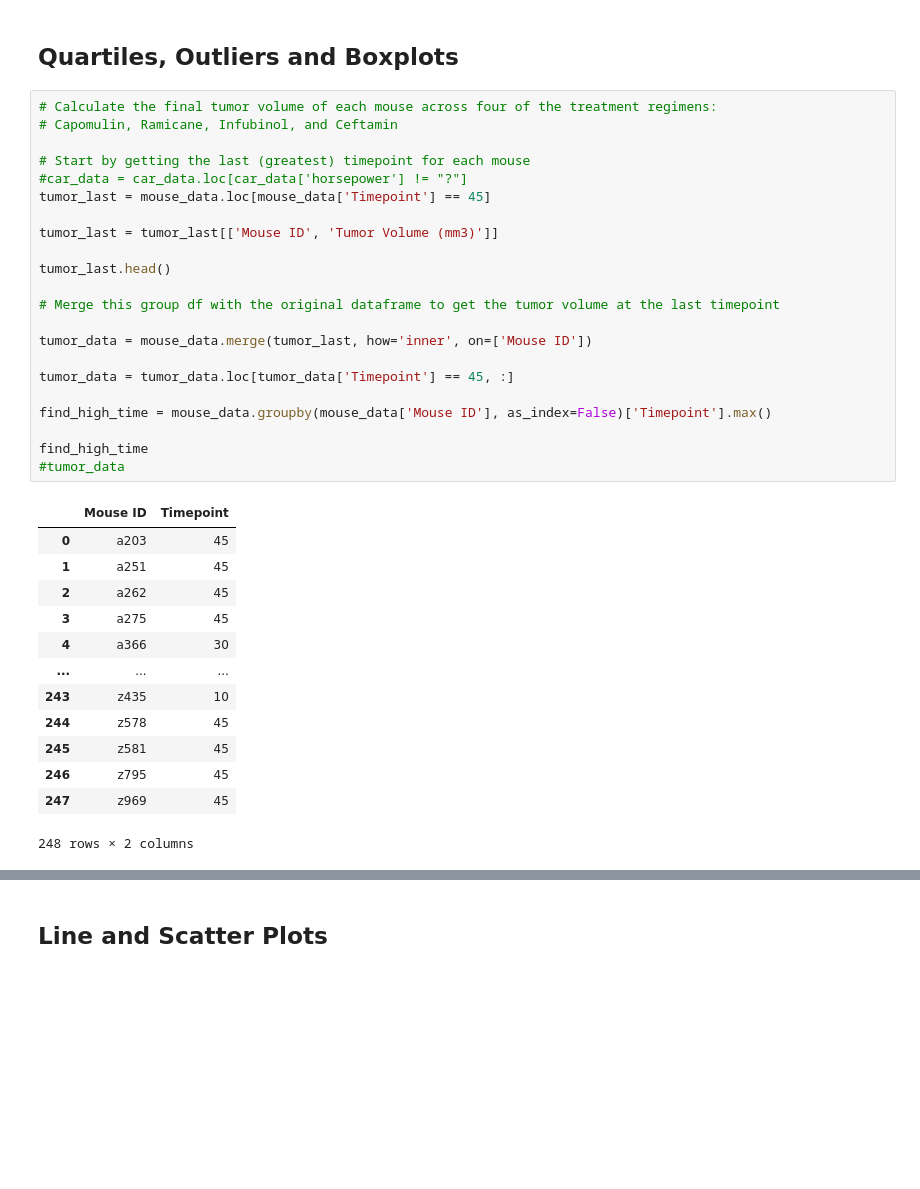
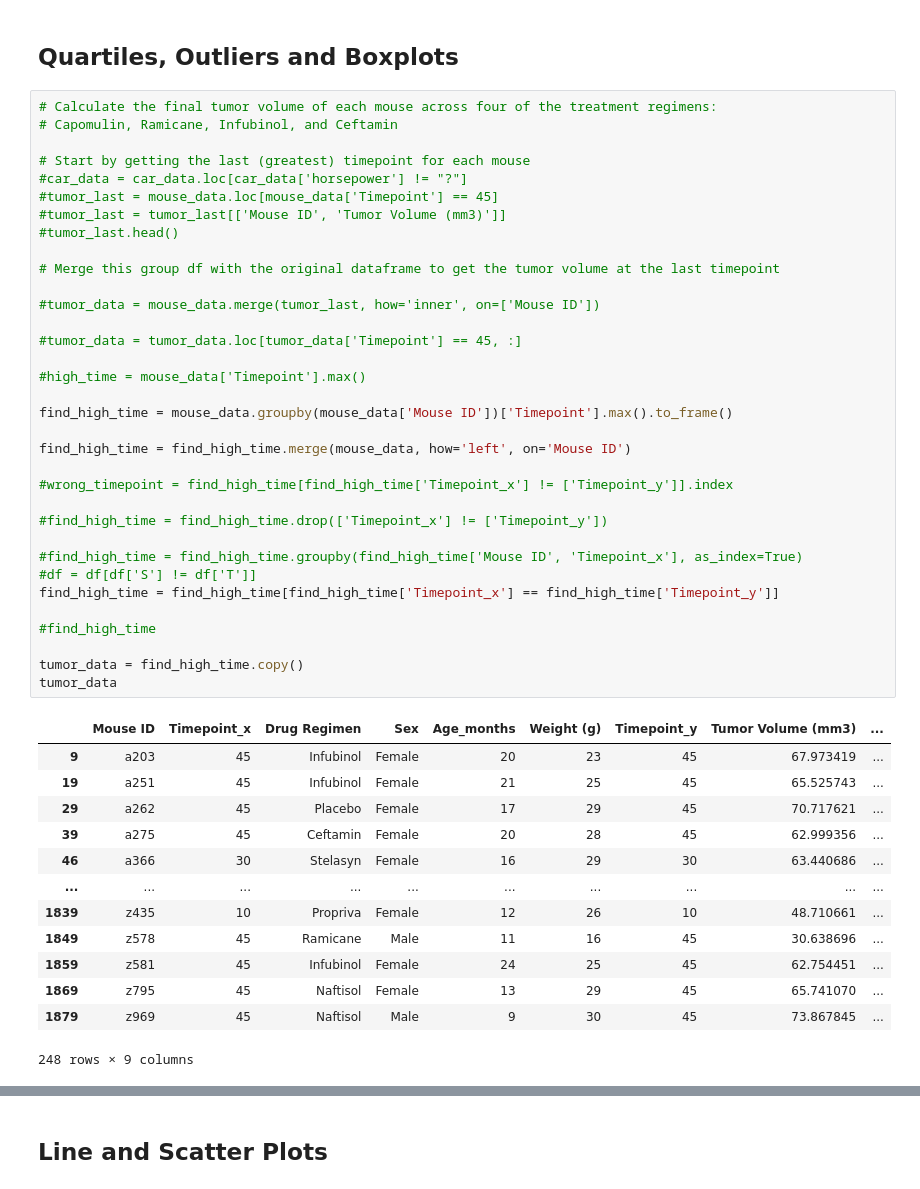
Before and after one commit to wgaechter/WG_MatPlotLib_HW_5, a Jupyter notebook: Pymaceuticals/pymaceuticals.ipynb, the cells around one changed output, grey strips where cells are left out. Drawn from its saved outputs; the diff is of its cells as text; blank space fills up the shorter version.

```diff
--- a/Pymaceuticals/pymaceuticals.ipynb
+++ b/Pymaceuticals/pymaceuticals.ipynb
@@ -187,39 +187,51 @@ Text(0.5, 1.0, 'Mouse Sex Ratio')
 # %%
 # Calculate the final tumor volume of each mouse across four of the treatment regimens:
 # Capomulin, Ramicane, Infubinol, and Ceftamin
 
 # Start by getting the last (greatest) timepoint for each mouse
 #car_data = car_data.loc[car_data['horsepower'] != "?"]
-tumor_last = mouse_data.loc[mouse_data['Timepoint'] == 45]
-
-tumor_last = tumor_last[['Mouse ID', 'Tumor Volume (mm3)']]
-
-tumor_last.head()
+#tumor_last = mouse_data.loc[mouse_data['Timepoint'] == 45]
+#tumor_last = tumor_last[['Mouse ID', 'Tumor Volume (mm3)']]
+#tumor_last.head()
 
 # Merge this group df with the original dataframe to get the tumor volume at the last timepoint
 
-tumor_data = mouse_data.merge(tumor_last, how='inner', on=['Mouse ID'])
+#tumor_data = mouse_data.merge(tumor_last, how='inner', on=['Mouse ID'])
 
-tumor_data = tumor_data.loc[tumor_data['Timepoint'] == 45, :]
+#tumor_data = tumor_data.loc[tumor_data['Timepoint'] == 45, :]
 
-find_high_time = mouse_data.groupby(mouse_data['Mouse ID'], as_index=False)['Timepoint'].max()
+#high_time = mouse_data['Timepoint'].max()
 
-find_high_time
-#tumor_data
+find_high_time = mouse_data.groupby(mouse_data['Mouse ID'])['Timepoint'].max().to_frame()
+
+find_high_time = find_high_time.merge(mouse_data, how='left', on='Mouse ID')
+
+#wrong_timepoint = find_high_time[find_high_time['Timepoint_x'] != ['Timepoint_y']].index
+
+#find_high_time = find_high_time.drop(['Timepoint_x'] != ['Timepoint_y'])
+
+#find_high_time = find_high_time.groupby(find_high_time['Mouse ID', 'Timepoint_x'], as_index=True)
+#df = df[df['S'] != df['T']]
+find_high_time = find_high_time[find_high_time['Timepoint_x'] == find_high_time['Timepoint_y']]
+
+#find_high_time
+
+tumor_data = find_high_time.copy()
+tumor_data
 # %% [output]
-|  | Mouse ID | Timepoint |
-| 0 | a203 | 45 |
-| 1 | a251 | 45 |
-| 2 | a262 | 45 |
-| 3 | a275 | 45 |
-| 4 | a366 | 30 |
-| ... | ... | ... |
-| 243 | z435 | 10 |
-| 244 | z578 | 45 |
-| 245 | z581 | 45 |
-| 246 | z795 | 45 |
-| 247 | z969 | 45 |
+|  | Mouse ID | Timepoint_x | Drug Regimen | Sex | Age_months | Weight (g) | Timepoint_y | Tumor Volume (mm3) | ... |
+| 9 | a203 | 45 | Infubinol | Female | 20 | 23 | 45 | 67.973419 | ... |
+| 19 | a251 | 45 | Infubinol | Female | 21 | 25 | 45 | 65.525743 | ... |
+| 29 | a262 | 45 | Placebo | Female | 17 | 29 | 45 | 70.717621 | ... |
+| 39 | a275 | 45 | Ceftamin | Female | 20 | 28 | 45 | 62.999356 | ... |
+| 46 | a366 | 30 | Stelasyn | Female | 16 | 29 | 30 | 63.440686 | ... |
+| ... | ... | ... | ... | ... | ... | ... | ... | ... | ... |
+| 1839 | z435 | 10 | Propriva | Female | 12 | 26 | 10 | 48.710661 | ... |
+| 1849 | z578 | 45 | Ramicane | Male | 11 | 16 | 45 | 30.638696 | ... |
+| 1859 | z581 | 45 | Infubinol | Female | 24 | 25 | 45 | 62.754451 | ... |
+| 1869 | z795 | 45 | Naftisol | Female | 13 | 29 | 45 | 65.741070 | ... |
+| 1879 | z969 | 45 | Naftisol | Male | 9 | 30 | 45 | 73.867845 | ... |
-248 rows × 2 columns
+248 rows × 9 columns
 # %%
 # Put treatments into a list for for loop (and later for plot labels)
 treatment_list = ['Capomulin', 'Ramicane', 'Infubinol', 'Ceftamin']
```
Also changed, not shown: parts of 10 cells of this notebook.
